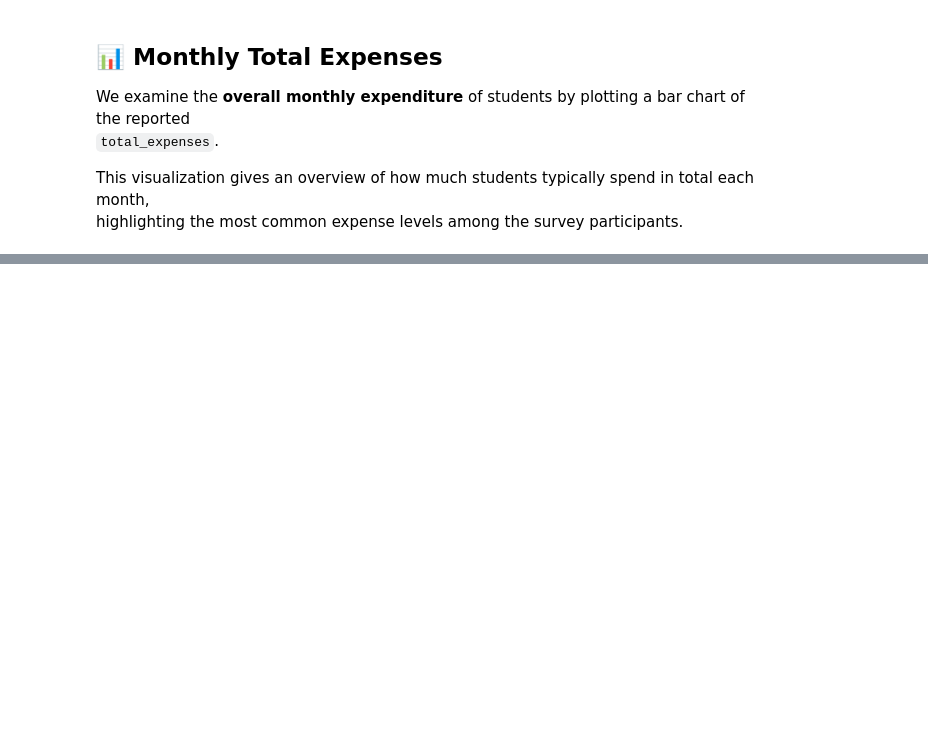
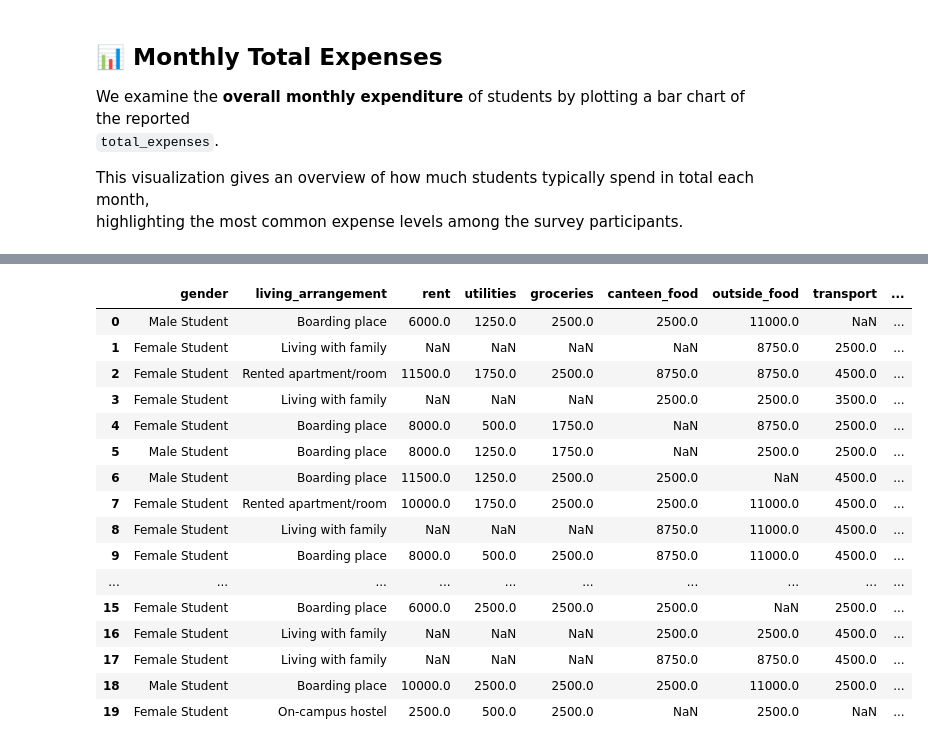
Before and after one commit to ComputerScienceSJP/SDI-PROJECT-group-04, a Jupyter notebook: Code/code.ipynb, the cells around one changed output, grey strips where cells are left out. Drawn from its saved outputs; the diff is of its cells as text; code cells hidden in the pictures; blank space fills up the shorter version.

Commit message:
add converting expenses

```diff
--- a/Code/code.ipynb
+++ b/Code/code.ipynb
@@ -250,0 +262,97 @@ plt.show()
+# %%
+# Your mapping dictionary
+range_to_num_map = {
+    'Less than 250': 125,
+    'Less than 500': 250,
+    '500-750': 625,
+    '750-1000': 875,
+    '1000-1500': 1250,
+    '1500-2000': 1750,
+    'Less than 1000': 500,
+    '1000-2000': 1500,
+    '2000-3000': 2500,
+    '250-500': 375,
+    'More than 750': 800,
+    'More than 1000': 1100,
+    'More than 2000': 2500,
+    'More than 4000': 4500,
+    '3000-4000': 3500,
+    '4000-5000': 4500,
+    '5000-7000': 6000,
+    '7000-9000': 8000,
+    '7500-10000': 8750,
+    '9000-11000': 10000,
+    'More than 11000': 11500,
+    'Less than 5000': 2500,
+    'More than 30000': 35000,
+    '10000-20000': 15000,
+    '20000-30000': 25000,
+    'Less than 10000': 5000,
+    'more than 2000': 2500,
+    'More than 10000': 11000,
+    '5000 - 7500': 6250,
+    'less than 2000' : 1500,
+    '500 - 1000' : 750,
+    'more than 3000' : 3500
+}
+
+# Columns to convert (add all expense columns you want)
+all_cols = [
+    "rent",
+    "utilities",
+    "groceries",
+    "canteen_food",
+    "outside_food",
+    "transport",
+    "stationery",
+    "printing",
+    "personal_care",
+    "clothing",
+    "gym_cost",
+    "medical_cost",
+    "total_expenses"
+]
+expense_cols = [
+    "rent",
+    "utilities",
+    "groceries",
+    "canteen_food",
+    "outside_food",
+    "transport",
+    "stationery",
+    "printing",
+    "personal_care",
+    "clothing",
+    "gym_cost",
+    "medical_cost",
+
+]
+
+
+
+# Map ranges to numeric using your existing df
+for col in all_cols:
+    if col in df.columns:
+        df[col] = df[col].map(range_to_num_map)
+
+# Display clean table in Jupyter
+from IPython.display import display
+display(df.head(20))
+# %% [output]
+|  | gender | living_arrangement | rent | utilities | groceries | canteen_food | outside_food | transport | ... |
+| 0 | Male Student | Boarding place | 6000.0 | 1250.0 | 2500.0 | 2500.0 | 11000.0 | NaN | ... |
+| 1 | Female Student | Living with family | NaN | NaN | NaN | NaN | 8750.0 | 2500.0 | ... |
+| 2 | Female Student | Rented apartment/room | 11500.0 | 1750.0 | 2500.0 | 8750.0 | 8750.0 | 4500.0 | ... |
+| 3 | Female Student | Living with family | NaN | NaN | NaN | 2500.0 | 2500.0 | 3500.0 | ... |
+| 4 | Female Student | Boarding place | 8000.0 | 500.0 | 1750.0 | NaN | 8750.0 | 2500.0 | ... |
+| 5 | Male Student | Boarding place | 8000.0 | 1250.0 | 1750.0 | NaN | 2500.0 | 2500.0 | ... |
+| 6 | Male Student | Boarding place | 11500.0 | 1250.0 | 2500.0 | 2500.0 | NaN | 4500.0 | ... |
+| 7 | Female Student | Rented apartment/room | 10000.0 | 1750.0 | 2500.0 | 2500.0 | 11000.0 | 4500.0 | ... |
+| 8 | Female Student | Living with family | NaN | NaN | NaN | 8750.0 | 11000.0 | 4500.0 | ... |
+| 9 | Female Student | Boarding place | 8000.0 | 500.0 | 2500.0 | 8750.0 | 11000.0 | 4500.0 | ... |
+| ... | ... | ... | ... | ... | ... | ... | ... | ... | ... |
+| 15 | Female Student | Boarding place | 6000.0 | 2500.0 | 2500.0 | 2500.0 | NaN | 2500.0 | ... |
+| 16 | Female Student | Living with family | NaN | NaN | NaN | 2500.0 | 2500.0 | 4500.0 | ... |
+| 17 | Female Student | Living with family | NaN | NaN | NaN | 8750.0 | 8750.0 | 4500.0 | ... |
+| 18 | Male Student | Boarding place | 10000.0 | 2500.0 | 2500.0 | 2500.0 | 11000.0 | 2500.0 | ... |
+| 19 | Female Student | On-campus hostel | 2500.0 | 500.0 | 2500.0 | NaN | 2500.0 | NaN | ... |
```
Also changed, not shown: parts of 2 cells of this notebook.
